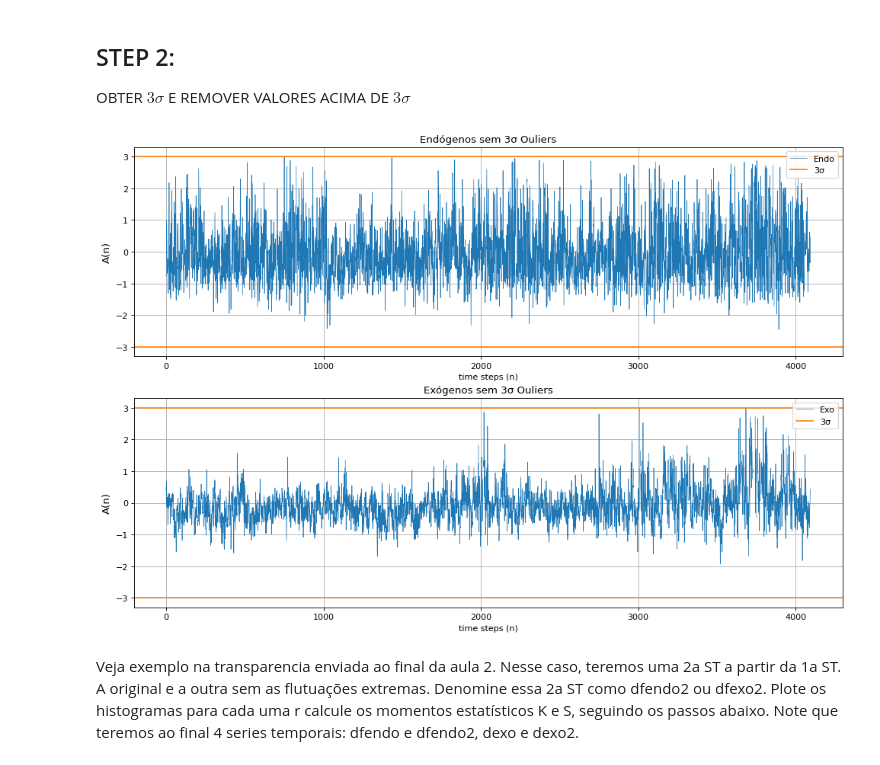
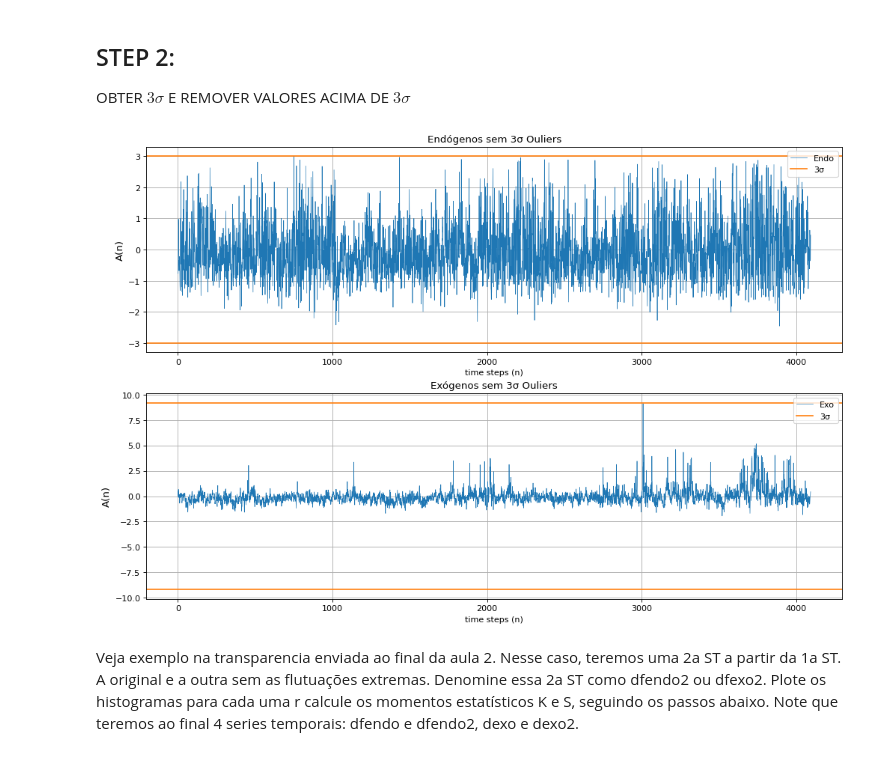
Before and after one commit to barauna-lo/Computational_Statistics, a Jupyter notebook: HandsOn_09/CAP417_HandsOn09_Barauna.ipynb, the cells around one changed output. Drawn from its saved outputs; the diff is of its cells as text; code cells hidden in the pictures.

```diff
--- a/HandsOn_09/CAP417_HandsOn09_Barauna.ipynb
+++ b/HandsOn_09/CAP417_HandsOn09_Barauna.ipynb
@@ -56,16 +57,16 @@ dx=dfendo
 dy=dfexo
 
 plt.subplot(2,1,1)
-dx=(dx - np.mean(dx))/np.std(dx) #Exógeno Normalizado
-plt.plot(dx, linewidth=0.6)
+end_norm = (dx - np.mean(dx))/np.std(dx) #Exógeno Normalizado
+plt.plot(end_norm, linewidth=0.6)
 plt.xlabel('time steps (n)')
 plt.ylabel('A(n)', fontsize='large')
 plt.title('Série Endógena')
 plt.grid()
 
 plt.subplot(2,1,2)
-dy=(dy - np.mean(dy))/np.std(dy) #Endógeno Normalizado
-plt.plot(dy, linewidth=0.6)
+exo_norm=(dy - np.mean(dy))/np.std(dy) #Endógeno Normalizado
+plt.plot(exo_norm, linewidth=0.6)
 plt.xlabel('time steps (n)')
 plt.ylabel('A(n)', fontsize='large')
 plt.title('Série Exógena')
@@ -82,42 +83,42 @@ from matplotlib.pyplot import figure
 
 ### ENDO ###
 #Identificação de σ
-sigma_endo = float(np.std(dx))
+sigma_endo = float(np.std(end_norm))
 #Remoção de 3σ
-dx1 = dx[(dx <= 3*sigma_endo)]
+end_remov = end_norm[(end_norm <= 3*sigma_endo)]
 
 ### EXO ###
 #Identificação de σ
 sigma_exo = float(np.std(dy))
 #Remoção de 3σ
-dy1 = dy[(dy <= 3*sigma_exo)]
+exo_remov = exo_norm[(exo_norm <= 3*sigma_exo)]
 #https://stackoverflow.com/questions/41800424/remove-rows-in-python-less-than-a-certain-value
 
 
 figure(figsize=(15,10),dpi=80)
 plt.subplot(2,1,1)
-plt.plot(dx1, color="C0", linewidth=0.6,label='Endo')
+plt.plot(end_remov, color="C0", linewidth=0.6,label='Endo')
 plt.xlabel('time steps (n)')
 plt.ylabel('A(n)', fontsize='large')
 plt.axhline(y=3*sigma_endo,color='C1',label='3σ')
 plt.axhline(y=-3*sigma_endo,color='C1')
 plt.title('Endógenos sem 3σ Ouliers')
 plt.grid()
 plt.legend()
 
 plt.subplot(2,1,2)
-plt.plot(dy1, color="C0", linewidth=0.6,label='Exo')
+plt.plot(exo_remov, color="C0", linewidth=0.6,label='Exo')
 plt.xlabel('time steps (n)')
 plt.ylabel('A(n)', fontsize='large')
 plt.axhline(y=3*sigma_exo,color='C1',label='3σ')
 plt.axhline(y=-3*sigma_exo,color='C1')
 plt.title('Exógenos sem 3σ Ouliers')
 plt.grid()
 plt.legend()
 
 plt.show()
 # %% [output]
-[figure, old version]
+[figure, new version]
 # %% [markdown]
 Veja exemplo na transparencia enviada ao final da aula 2. Nesse caso, teremos uma 2a ST a partir da 1a ST. A original e a outra sem as flutuações extremas.
 Denomine essa 2a ST como dfendo2 ou dfexo2. Plote os histogramas para cada uma r calcule os momentos estatísticos K e S, seguindo os passos abaixo.  Note que teremos ao final 4 series temporais: dfendo e dfendo2, dexo e dexo2.
```
Also changed, not shown: parts of 7 cells of this notebook.
